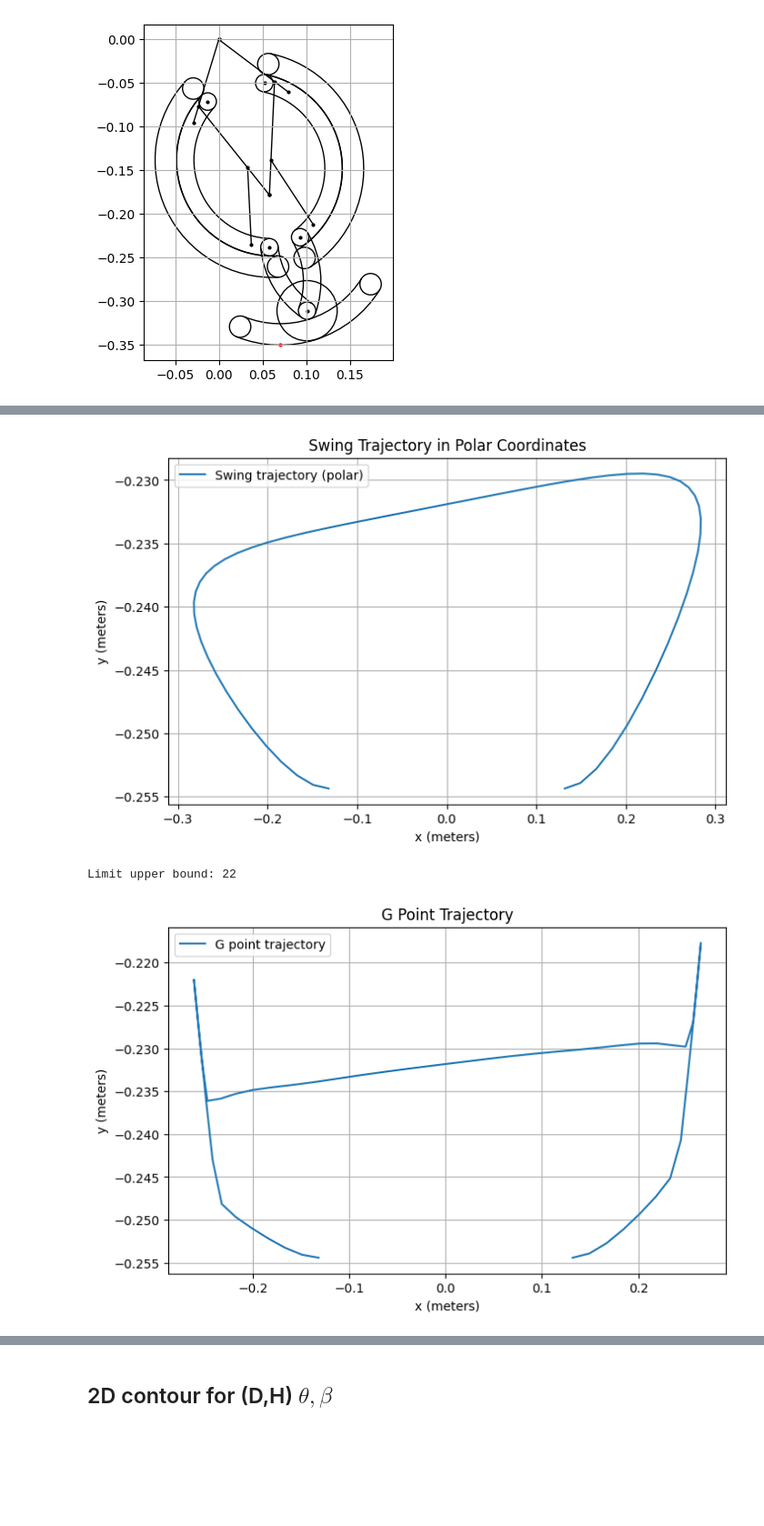
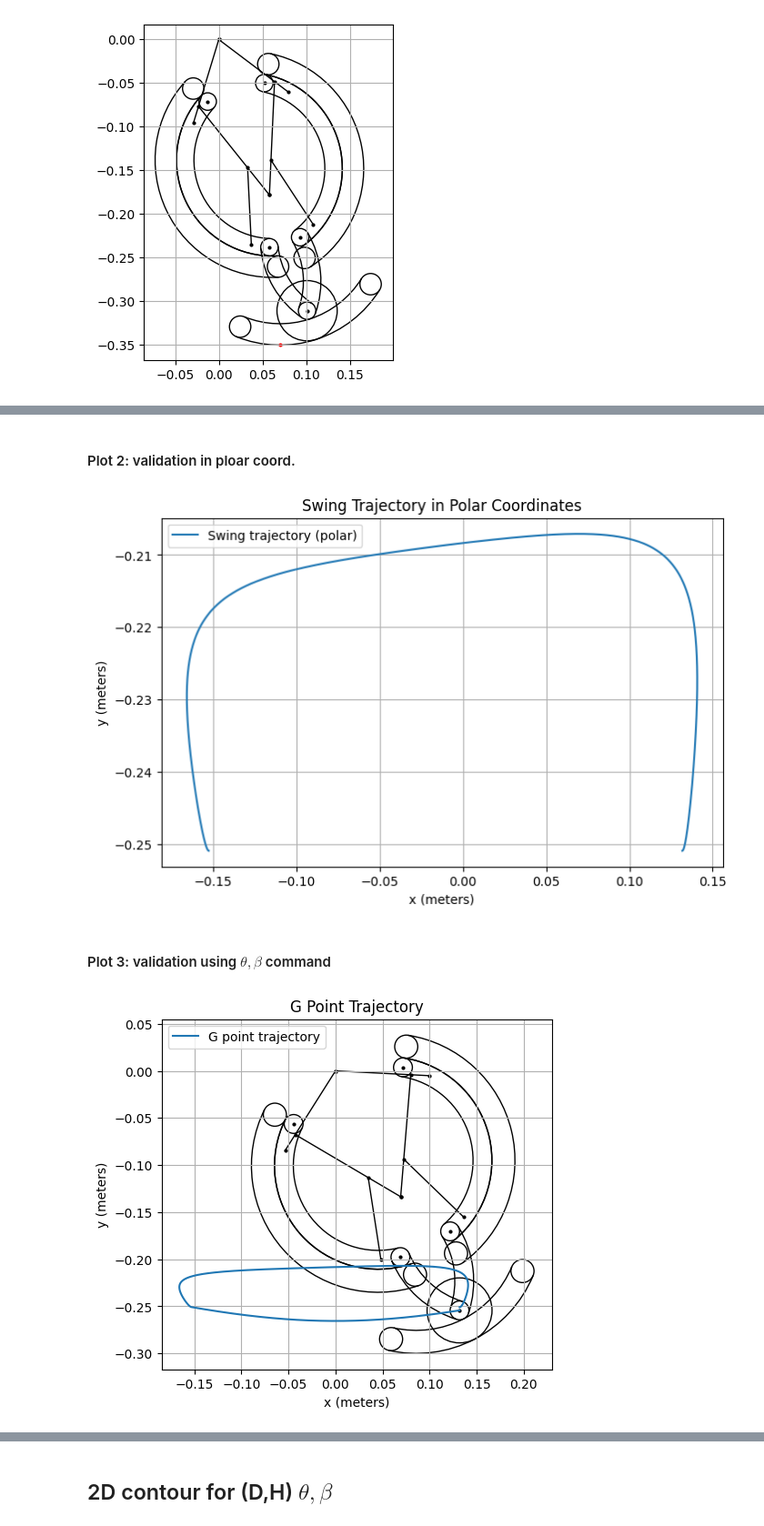
Before and after one commit to Starlee-0514/LegWheel, a Jupyter notebook: Note/Note.ipynb, the cells around one changed output, grey strips where cells are left out. Shown at 91% size. Saved outputs shown, nothing was run; the diff lists cells and outputs as text; code cells hidden in the pictures; blank space fills up the shorter version.

```diff
--- a/Note/Note.ipynb
+++ b/Note/Note.ipynb
@@ -255,24 +307,19 @@ def get_init_tb(stand_height, step_length, leg = LegModel.LegModel()):
 from bezier import swing
 import time
 import Trajectory_Planning as TJ
-traj_planner = TJ.TrajectoryPlanner(stand_height = 0.3,
-                                    step_length = 0.4,
-                                    leg = leg,
-                                    step_height=0.02,
-                                    period=2.4,
-                                    dt=0.01)
+traj_planner = TJ.TrajectoryPlanner(stand_height=0.3,
+                                    step_length=0.4,
+                                    leg=LegModel.LegModel(),
+                                    step_height=0.04,
+                                    period=10,
+                                    dt=0.001,
+                                    duty=1 / 4,
+                                    overlap=0.2)
+traj_planner.set_speed(0.1)
+traj_planner.move()
 
 leg = LegModel.LegModel()
 theta0, beta0, D = traj_planner.get_init_tb()
-H = traj_planner.H
-
-# G point at lift on
-leg.forward(theta0, beta0)
-G_lo = leg["G"].copy()
-# G point at touch down
-leg.forward(theta0, -beta0)
-G_td = leg["G"].copy()
-traj_planner.move()
 
 start = time.time()
 sp = traj_planner.generate_swing_trajectory()
@@ -288,3 +335,5 @@ plt.show()
+# %% [markdown]
+#### Plot 2: validation in ploar coord.
 # %%
 polar = traj_planner["swing_points_polar"]
 import matplotlib.pyplot as plt
@@ -302,21 +351,25 @@ plt.legend()
 plt.grid()
 plt.show()
 # %% [output]
-[figure, old version]
+[figure, new version]
+# %% [markdown]
+#### Plot 3: validation using $\theta,\beta$ command
 # %%
-CMD = np.array(traj_planner["swing_points_cmd"])
+plot_leg = PlotLeg.PlotLeg(leg)  # rad
+CMD = np.array(traj_planner["cmd"])
 THETA = CMD.transpose(1,0)[0]
 BETA = CMD.transpose(1,0)[1]
 leg.forward(THETA,BETA, vector=False)
 point_g = leg["G"].copy()
-plt.figure(figsize=(8, 5))
-plt.plot(point_g.real, point_g.imag, label='G point trajectory')
-plt.xlabel('x (meters)')
-plt.ylabel('y (meters)')
-plt.title('G Point Trajectory')
-plt.legend()
-plt.grid()
+
+fig,ax = plt.subplots(figsize=(8, 5))
+ax.plot(point_g.real, point_g.imag, label='G point trajectory')
+ax.set_xlabel('x (meters)')
+ax.set_ylabel('y (meters)')
+ax.set_title('G Point Trajectory')
+plot_leg.plot_by_angle(traj_planner.theta0, traj_planner.beta0, ax=ax)
+ax.legend()
+ax.grid()
 plt.show()
 # %% [output]
-Limit upper bound: 22
-[figure, old version]
+[figure, new version]
```
Also changed, not shown: parts of 25 cells of this notebook, 1 other file.
